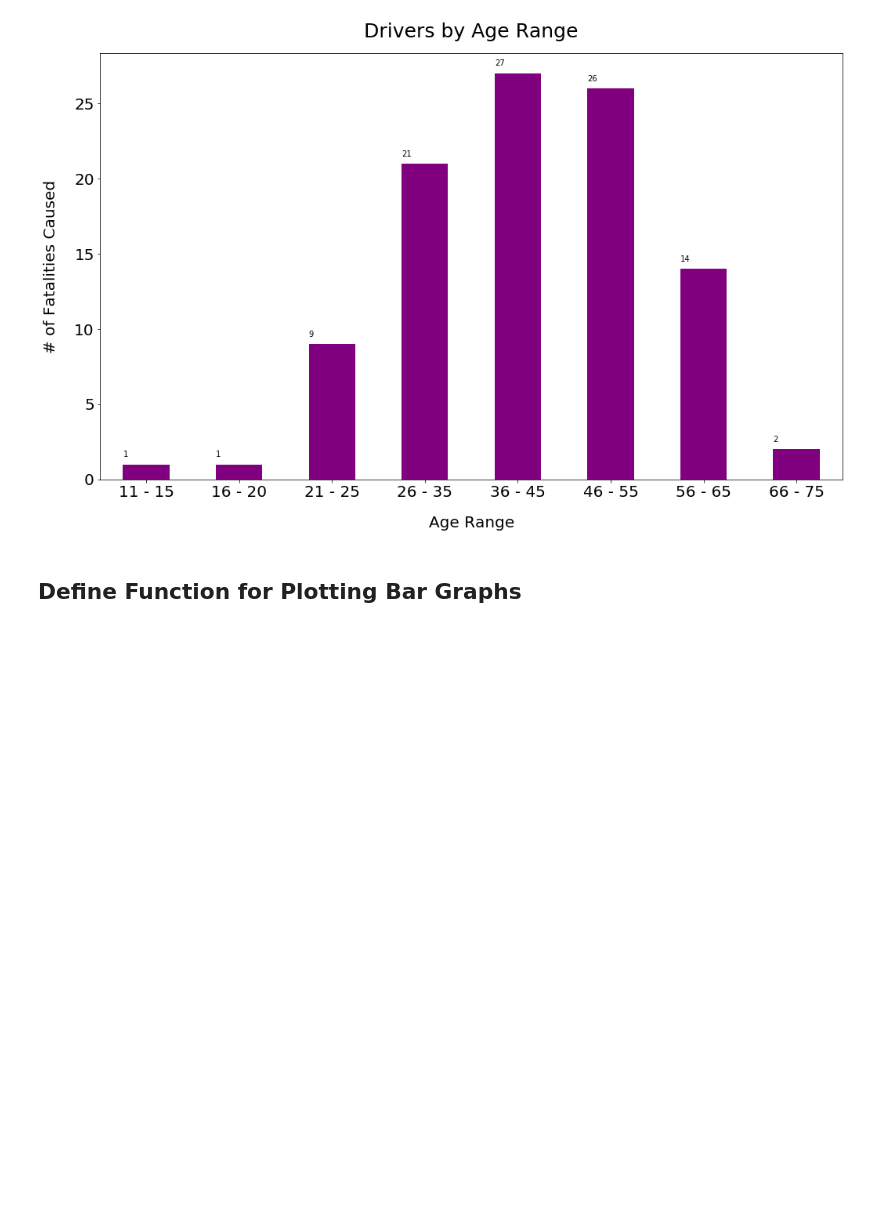
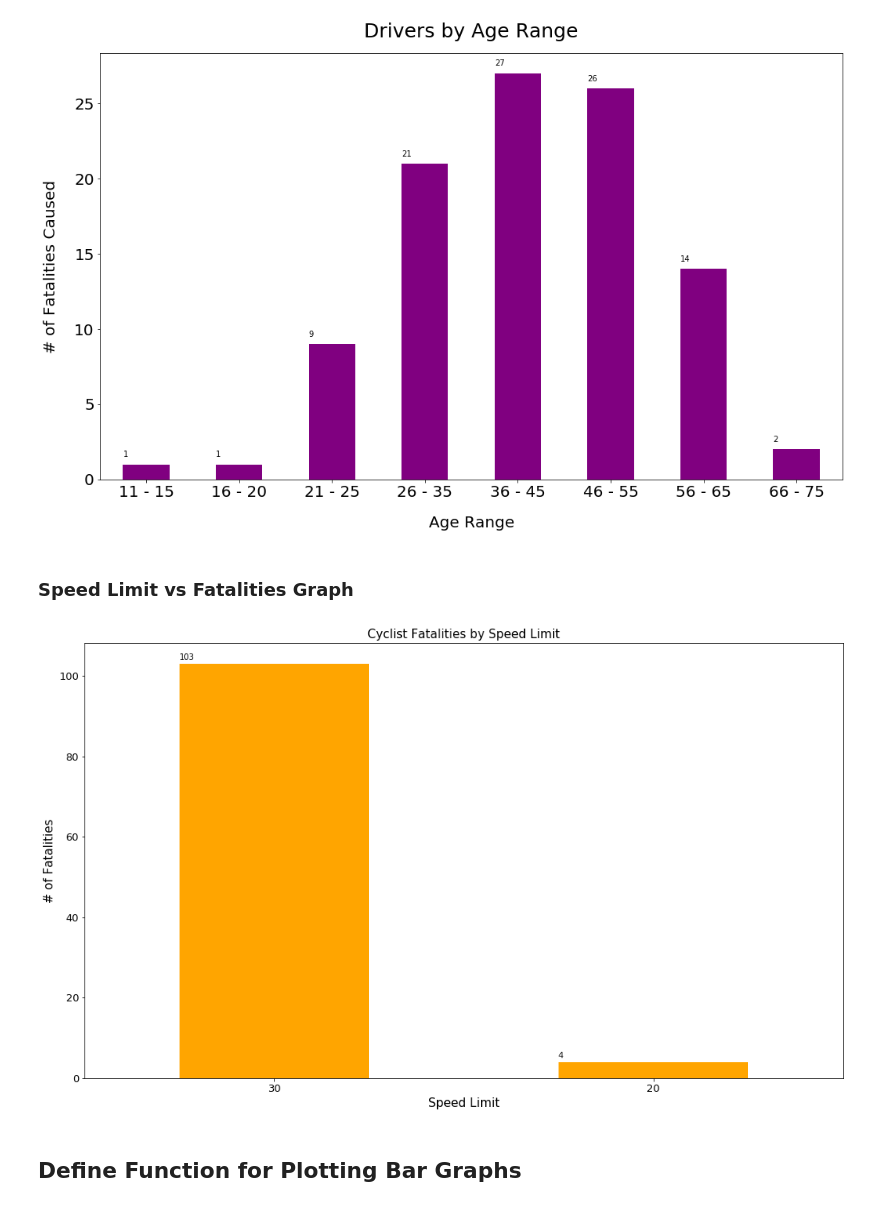
Before and after one commit to rawlam/cycling-collision-stats, a Jupyter notebook: cyclestreet_london_fatal.ipynb, the cells around one changed output. Drawn from its saved outputs; the diff is of its cells as text; code cells hidden in the pictures; blank space fills up the shorter version.

```diff
--- a/cyclestreet_london_fatal.ipynb
+++ b/cyclestreet_london_fatal.ipynb
@@ -191,6 +191,26 @@ plt.savefig("output_data/images/fig2.2_age_of_driver_graph.png")
 plt.show()
 # %% [output]
 [figure]
+# %% [markdown]
+### Speed Limit vs Fatalities Graph
+# %%
+# Speed limit Graph
+speed_limit_df = cleaned_fatal_cycle_df['Speed Limit'].value_counts()
+speed_limit_graph = speed_limit_df.plot(kind="bar", rot=0, color="orange", fontsize=13, legend=False, figsize=(17,10))
+
+speed_limit_graph.set_title(f"Cyclist Fatalities by Speed Limit", fontsize=15)
+speed_limit_graph.set_xlabel("Speed Limit", fontsize=15)
+speed_limit_graph.set_ylabel("# of Fatalities", fontsize=15)
+
+for p in speed_limit_graph.patches:
+    speed_limit_graph.annotate(str(p.get_height()), (p.get_x(), p.get_height() + 1))
+
+# Save the figure
+# plt.savefig("output_data/speed_limit_graph.png")
+
+plt.show()
+# %% [output]
+[figure, added]
 # %% [markdown]
 ## Define Function for Plotting Bar Graphs
 # %%
```
Also changed, not shown: parts of 1 cell of this notebook, 2 other files.
